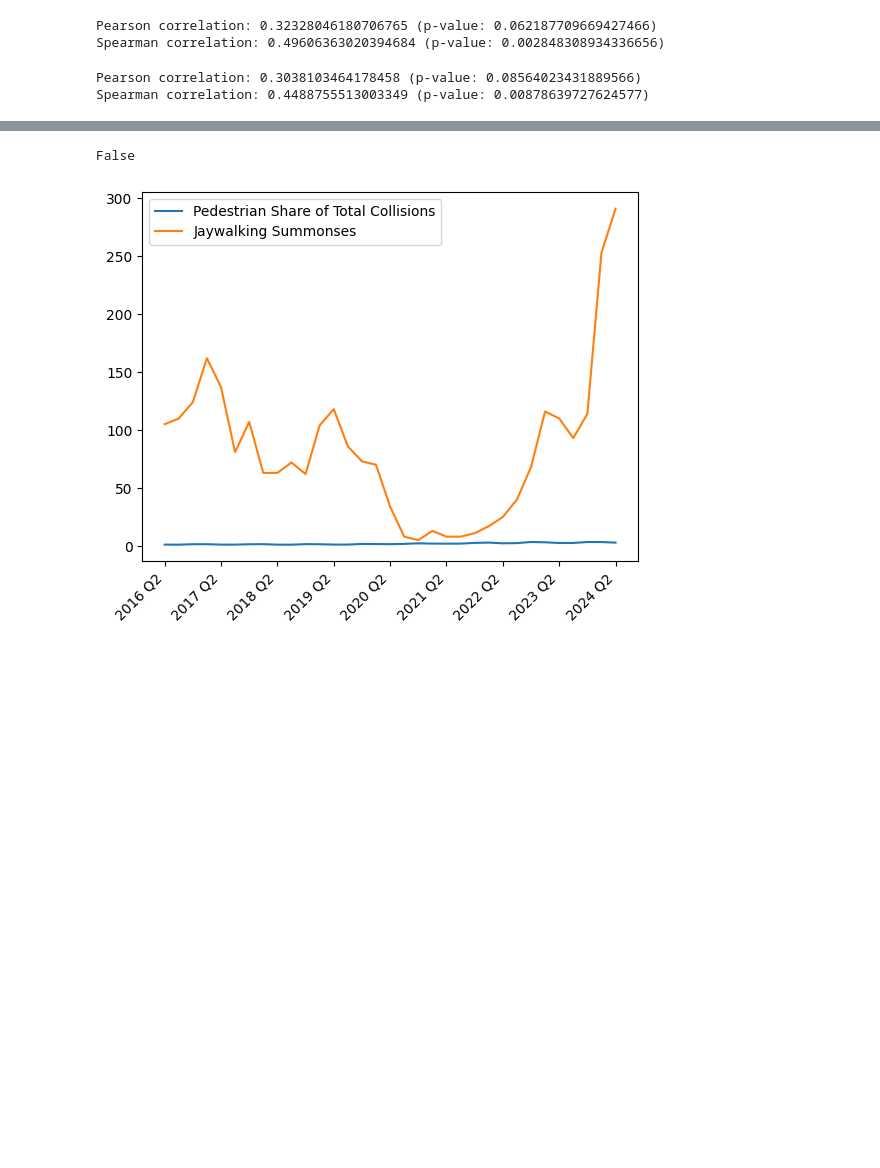
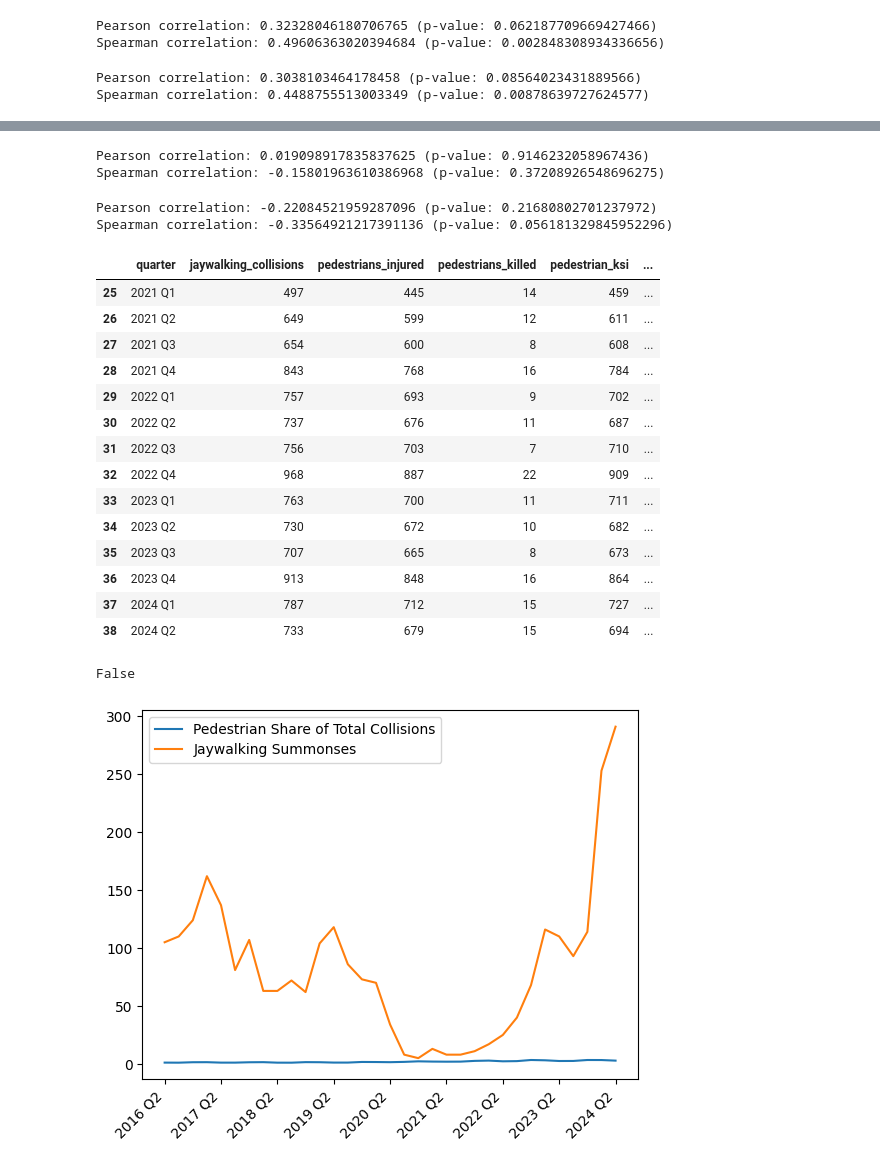
Before and after one commit to NewYorkCityCouncil/jaywalking_2024, a Jupyter notebook: code/jaywalking_correlations.ipynb, the cells around one changed output, grey strips where cells are left out. Saved outputs shown, nothing was run; the diff lists cells and outputs as text; code cells hidden in the pictures; blank space fills up the shorter version.

```diff
--- a/code/jaywalking_correlations.ipynb
+++ b/code/jaywalking_correlations.ipynb
@@ -305,3 +349,54 @@ Spearman correlation: 0.4488755513003349 (p-value: 0.00878639727624577)
+# %%
+# calculate Pearson correlation
+pearson_corr, pearson_pval = pearsonr(jay_share_collisions, jaywalking_summonses)
+
+# calculate Spearman correlation
+spearman_corr, spearman_pval = spearmanr(jay_share_collisions, jaywalking_summonses)
+
+print(f'Pearson correlation: {pearson_corr} (p-value: {pearson_pval})')
+print(f'Spearman correlation: {spearman_corr} (p-value: {spearman_pval})')
+# %% [output]
+Pearson correlation: 0.019098917835837625 (p-value: 0.9146232058967436)
+Spearman correlation: -0.15801963610386968 (p-value: 0.37208926548696275)
+# %%
+# adding a one-quarter lag
+
+lagged_df = deepcopy(jaywalking_collisions_per_quarter)
+lagged_df['jay_share_collisions_lagged'] = lagged_df['jay_share_collisions'].shift(-1)
+lagged_df = lagged_df.dropna()
+
+jaywalking_summonses_lagged = lagged_df['total_summonses']
+jay_share_collisions_lagged = lagged_df['jay_share_collisions_lagged']
+
+# calculate Pearson correlation
+pearson_corr, pearson_pval = pearsonr(jaywalking_summonses_lagged, jay_share_collisions_lagged)
+
+# calculate Spearman correlation
+spearman_corr, spearman_pval = spearmanr(jaywalking_summonses_lagged, jay_share_collisions_lagged)
+
+print(f'Pearson correlation: {pearson_corr} (p-value: {pearson_pval})')
+print(f'Spearman correlation: {spearman_corr} (p-value: {spearman_pval})')
+# %% [output]
+Pearson correlation: -0.22084521959287096 (p-value: 0.21680802701237972)
+Spearman correlation: -0.33564921217391136 (p-value: 0.056181329845952296)
+# %%
+lagged_df
+# %% [output]
+|  | quarter | jaywalking_collisions | pedestrians_injured | pedestrians_killed | pedestrian_ksi | ... |
+| 25 | 2021 Q1 | 497 | 445 | 14 | 459 | ... |
+| 26 | 2021 Q2 | 649 | 599 | 12 | 611 | ... |
+| 27 | 2021 Q3 | 654 | 600 | 8 | 608 | ... |
+| 28 | 2021 Q4 | 843 | 768 | 16 | 784 | ... |
+| 29 | 2022 Q1 | 757 | 693 | 9 | 702 | ... |
+| 30 | 2022 Q2 | 737 | 676 | 11 | 687 | ... |
+| 31 | 2022 Q3 | 756 | 703 | 7 | 710 | ... |
+| 32 | 2022 Q4 | 968 | 887 | 22 | 909 | ... |
+| 33 | 2023 Q1 | 763 | 700 | 11 | 711 | ... |
+| 34 | 2023 Q2 | 730 | 672 | 10 | 682 | ... |
+| 35 | 2023 Q3 | 707 | 665 | 8 | 673 | ... |
+| 36 | 2023 Q4 | 913 | 848 | 16 | 864 | ... |
+| 37 | 2024 Q1 | 787 | 712 | 15 | 727 | ... |
+| 38 | 2024 Q2 | 733 | 679 | 15 | 694 | ... |
 # %%
 # pedestrian share of total collisions vs jaywalking summonses
 
```
Also changed, not shown: parts of 7 cells of this notebook.
